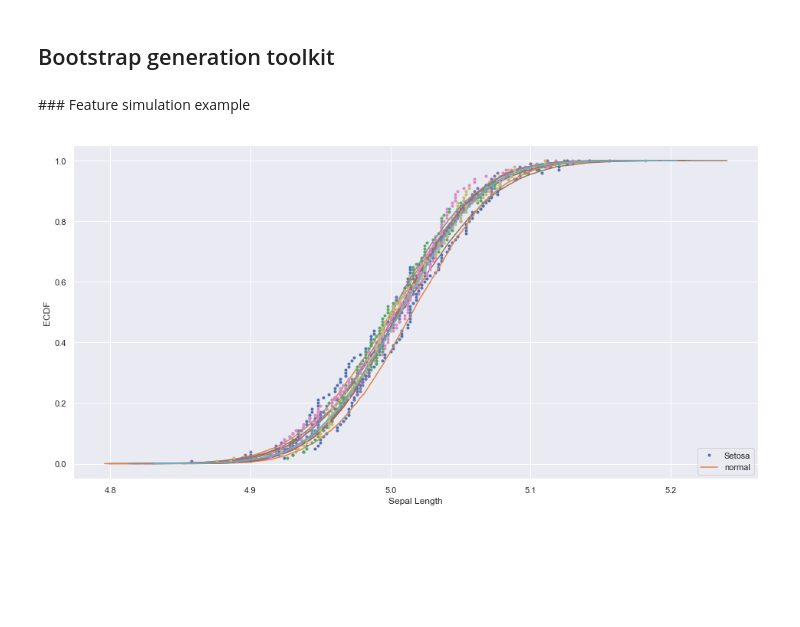
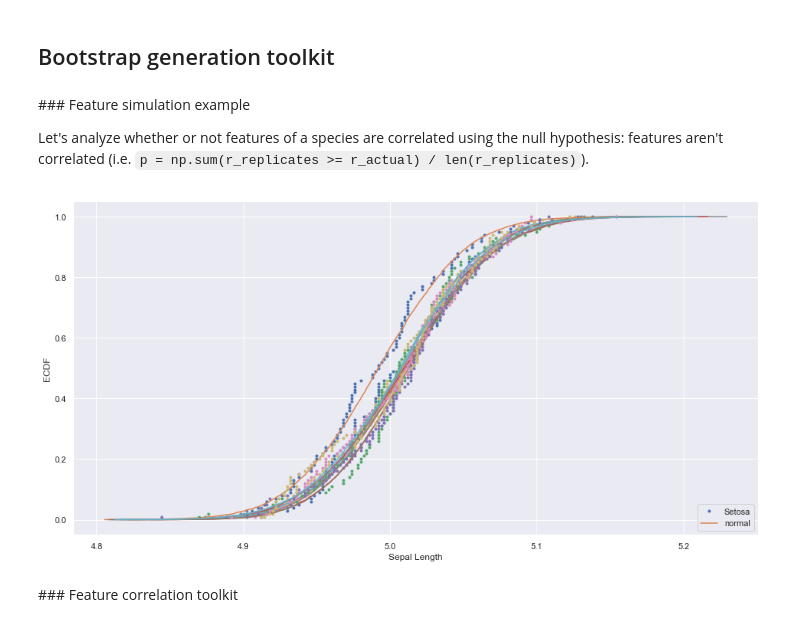
Before and after one commit to kchitresh123/hacker-stats, a Jupyter notebook: iris.ipynb, the cells around one changed output. Cells and saved outputs as stored; diff of their text form; code cells hidden in the pictures; blank space fills up the shorter version.

Commit message:
Add features correlation toolkit

```diff
--- a/iris.ipynb
+++ b/iris.ipynb
@@ -352,7 +352,7 @@ def nb_bootstrap_samples_1d(data: Series, func: Callable[[Series], float], size=
     return samples
 
 
-def simulate_feature(data: DataFrame, target: str, feature: str, samples: int, simulations: int) -> None:
+def nb_simulate_feature(data: DataFrame, target: str, feature: str, samples: int, simulations: int) -> None:
     """
     Simulate a feature by generating bootstrap sample from the mean
     :arg data: a pandas DataFrame object
@@ -366,11 +366,15 @@ def simulate_feature(data: DataFrame, target: str, feature: str, samples: int, s
     for i in range(simulations):
         generated = nb_bootstrap_samples_1d(values, np.mean, samples)
         nb_ecdf_plot_1d(generated, target, feature)
+# %% [markdown]
+### Feature simulation example
+
+Let's analyze whether or not features of a species are correlated using the null hypothesis: features aren't correlated (i.e. `p = np.sum(r_replicates >= r_actual) / len(r_replicates)`).
+# %%
+nb_simulate_feature(df, TARGET_SETOSA, FEATURE_SEPAL_LENGTH, 100, 10)
+
+plt.show()
+# %% [output]
+[figure, added]
 # %% [markdown]
-### Feature simulation example
+### Feature correlation toolkit
-# %%
-simulate_feature(df, TARGET_SETOSA, FEATURE_SEPAL_LENGTH, 100, 10)
-
-plt.show()
-# %% [output]
-[figure, removed]
```
Also changed, not shown: parts of 5 cells of this notebook, 1 other file.
